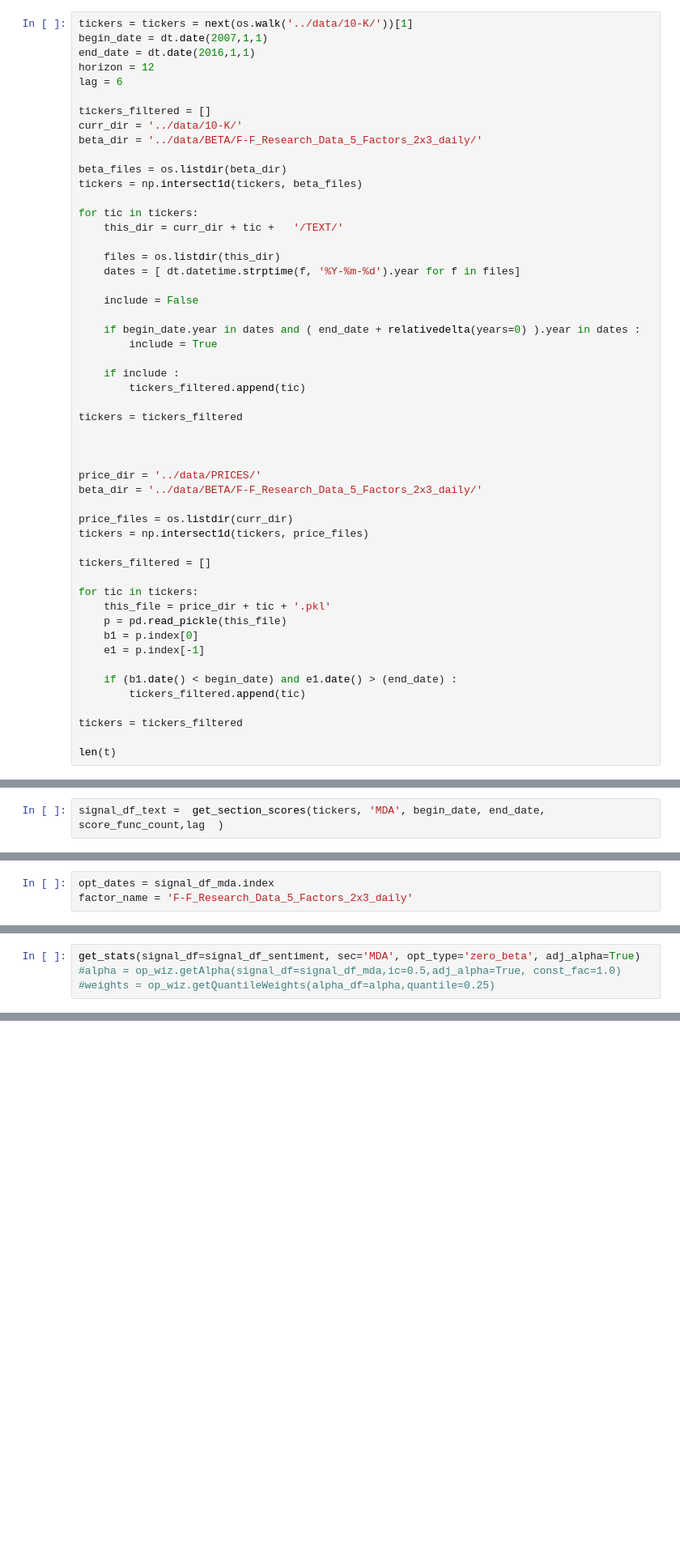
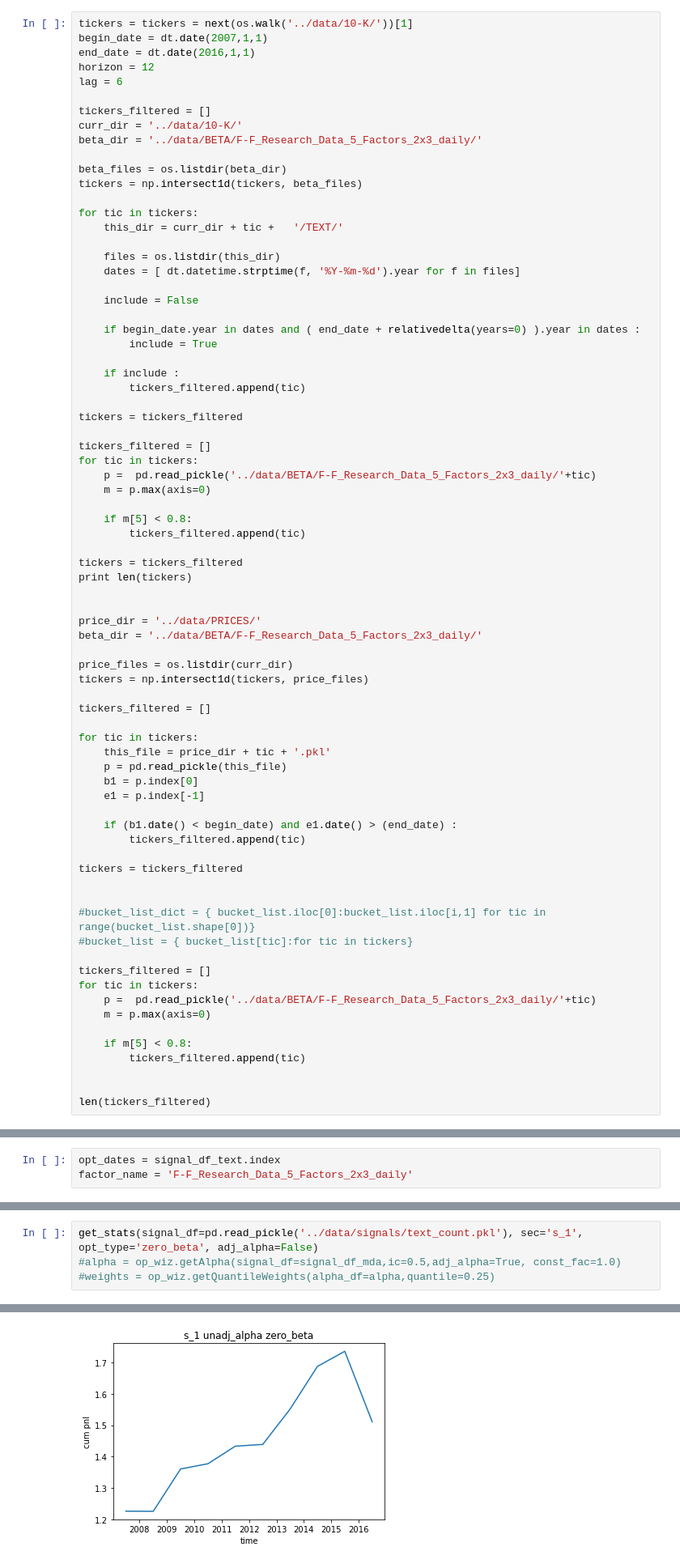
Before and after one commit to Raghuramkowdeed/nlp_trading, a Jupyter notebook: optimization example.ipynb, the cells around one changed output, grey strips where cells are left out. Shown at 81% size. Drawn from its saved outputs; the diff is of its cells as text; blank space fills up the shorter version.

```diff
--- a/optimization example.ipynb
+++ b/optimization example.ipynb
@@ -41,6 +43,16 @@ for tic in tickers:
 
 tickers = tickers_filtered
 
+tickers_filtered = []
+for tic in tickers:
+    p =  pd.read_pickle('../data/BETA/F-F_Research_Data_5_Factors_2x3_daily/'+tic)
+    m = p.max(axis=0)
+
+    if m[5] < 0.8:
+        tickers_filtered.append(tic)
+
+tickers = tickers_filtered
+print len(tickers)
 
 
 price_dir = '../data/PRICES/'
@@ -62,5 +74,18 @@ for tic in tickers:
 
 tickers = tickers_filtered
 
-len(t)
+
+#bucket_list_dict = { bucket_list.iloc[0]:bucket_list.iloc[i,1] for tic in range(bucket_list.shape[0])}
+#bucket_list = { bucket_list[tic]:for tic in tickers}
+
+tickers_filtered = []
+for tic in tickers:
+    p =  pd.read_pickle('../data/BETA/F-F_Research_Data_5_Factors_2x3_daily/'+tic)
+    m = p.max(axis=0)
+
+    if m[5] < 0.8:
+        tickers_filtered.append(tic)
+
+
+len(tickers_filtered)
 # %% [output]
@@ -77,5 +103,3 @@ score_func_pca = lambda x,y :similarity_score_pca_word_vec(x,y,metric_type='mse'
 #signal_df_mda =  get_section_scores(tickers, 'MDA_VW', begin_date, end_date, score_func_vw,lag  )
 #sig_vec = [signal_df_txt, signal_df_s_1a, signal_df_mda]
 #sig_type = ['TEXT', 'S_1A', 'MDA']
-# %%
-signal_df_text =  get_section_scores(tickers, 'MDA', begin_date, end_date, score_func_count,lag  )
@@ -90,5 +171,5 @@ signal_df_sentiment =  get_section_scores(tickers, 'TEXT', begin_date, end_date,
 # %%
-opt_dates = signal_df_mda.index
+opt_dates = signal_df_text.index
 factor_name = 'F-F_Research_Data_5_Factors_2x3_daily'
 # %%
 op_wiz = OptimizationWizard(tickers, factor_name, opt_dates )
@@ -146,7 +227,7 @@ def get_stats(signal_df, sec = 'TEXT_VW', adj_alpha = True , opt_type = 'quantil
     pylab.ylabel('cum pnl')
     pylab.title(title)
 # %%
-get_stats(signal_df=signal_df_sentiment, sec='MDA', opt_type='zero_beta', adj_alpha=True)
+get_stats(signal_df=pd.read_pickle('../data/signals/text_count.pkl'), sec='s_1', opt_type='zero_beta', adj_alpha=False)
 #alpha = op_wiz.getAlpha(signal_df=signal_df_mda,ic=0.5,adj_alpha=True, const_fac=1.0)
 #weights = op_wiz.getQuantileWeights(alpha_df=alpha,quantile=0.25)
 # %% [output]
@@ -154,0 +249 @@ TypeError: ufunc 'isnan' not supported for the input types, and the inputs could
+[figure, added]
```
Also changed, not shown: parts of 29 cells of this notebook, 5 other files.
